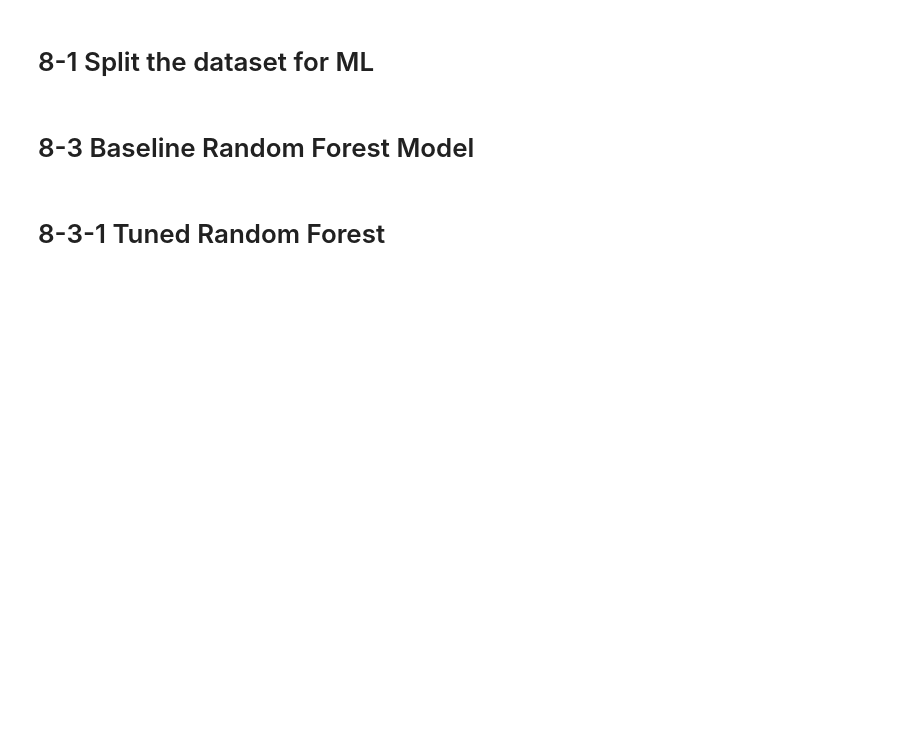
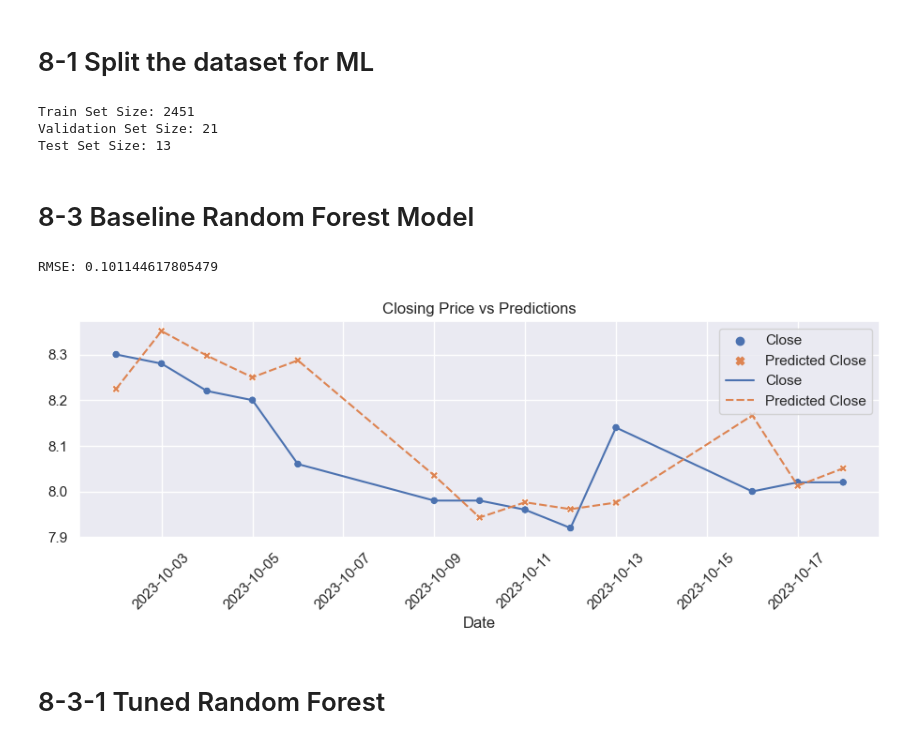
Before and after one commit to praxitelisk/FinancialDashboard, a Jupyter notebook: stock-price-regression-modelling-exp1-0.ipynb, the cells around one changed output. Drawn from its saved outputs; the diff is of its cells as text; code cells hidden in the pictures; blank space fills up the shorter version.

```diff
--- a/stock-price-regression-modelling-exp1-0.ipynb
+++ b/stock-price-regression-modelling-exp1-0.ipynb
@@ -90,13 +108,13 @@ main_df.tail()
 # %% [markdown]
 # 4-1 Performance dataframe for models' error/evaluation
 # %%
-model_performances = pd.DataFrame({
+df_model_performances = pd.DataFrame({
     'rmse': [np.NAN, np.NAN, np.NAN, np.NAN, np.NAN, np.NAN, np.NAN, np.NAN, np.NAN, np.NAN]
 }, index=['Arima', 'rf', 'rf_tuned', 'XGBoost', 'XGBoost_tuned', 'svm', 'svm_tuned', 'kNN', 'kNN_tuned', 'LSTM'])
 # %% [markdown]
 # 4-2 Dataset timestamps
 # %%
-train_start_time = '2023-01-01'
+train_start_time = str(main_df.index[0].year)+"-"+str(main_df.index[0].month)+"-"+str(main_df.index[0].day)
 train_end_time = '2023-08-31'
 
 validation_start_time = '2023-09-01'
@@ -428,6 +478,10 @@ train_set, validation_set, train_and_validation_set, test_set = split_dataset_fo
                             validation_start = validation_start_time,
                             validation_end = validation_end_time,
                             test_start = test_start_time)
+# %% [output]
+Train Set Size: 2451
+Validation Set Size: 21
+Test Set Size: 13
 # %% [markdown]
 # 8-3 Baseline Random Forest Model
 # %%
@@ -466,34 +520,37 @@ def build_random_forest_baseline_model(train_set, test_set):
     y_pred = (y_pred * train_data['Close'].std()) + train_data['Close'].mean()
 
     test_data["y_pred"] = y_pred
 
 
     # Calculate RMSE (Root Mean Squared Error) to evaluate the model's performance
     rmse = np.sqrt(mean_squared_error(test_data["target"], test_data["y_pred"]))
     print(f"RMSE: {rmse}")
 
 
     #plot Close and predicted Close price
     plot_df = pd.DataFrame({'Date': test_data.index,
                        'Close': test_data['target'],
                        'Predicted Close': test_data['y_pred']
                            })
 
 
     my_plot = sns.set(rc={'figure.figsize':(11, 3)})
     plt.figure()
     my_plot = sns.scatterplot(plot_df)
     my_plot = sns.lineplot(plot_df)
     my_plot.set_xticklabels(my_plot.get_xticklabels(), rotation=45)
     my_plot.set(title='Closing Price vs Predictions')
 
 
     # Save the model performance and model's name
-    model_performances.loc["rf"] = rmse
+    df_model_performances.loc["rf"] = rmse
 
     return rf_model, rmse
 
 rf_model_baseline, rf_model_rmse = build_random_forest_baseline_model(train_set.copy(), test_set.copy())
+# %% [output]
+RMSE: 0.101144617805479
+[figure, added]
 # %% [markdown]
 # 8-3-1 Tuned Random Forest
 # %%
```
Also changed, not shown: parts of 26 cells of this notebook.
